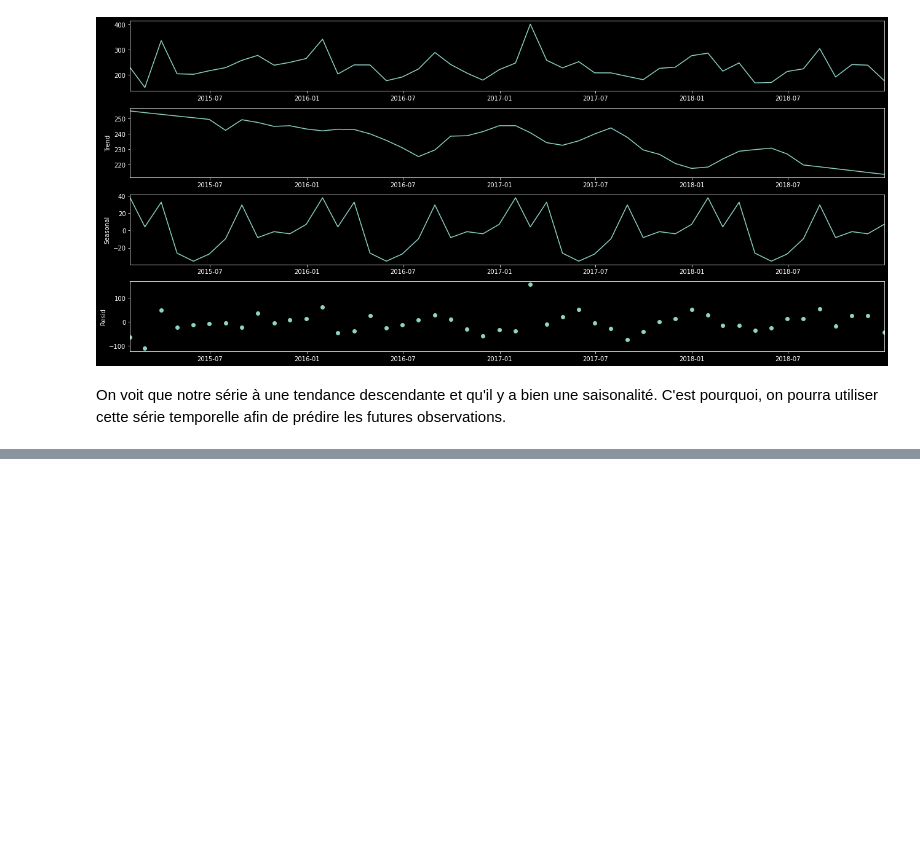
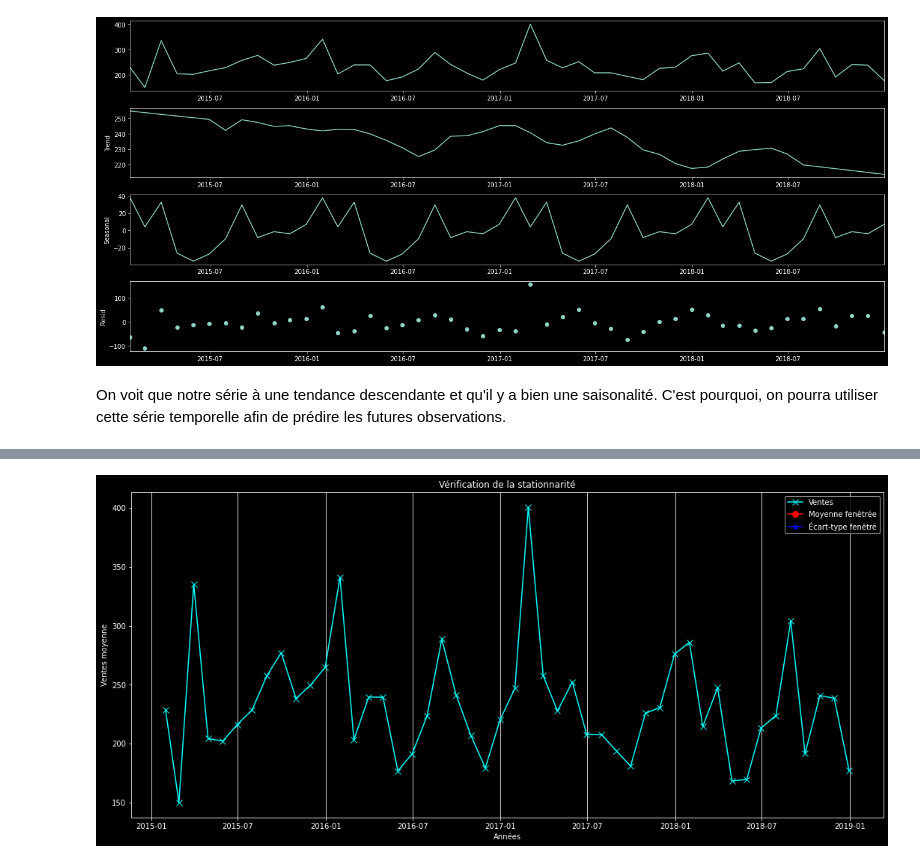
Before and after one commit to YassineLaamoumri/Time_Series, a Jupyter notebook: times_series_sales.ipynb, the cells around one changed output, grey strips where cells are left out. Drawn from its saved outputs; the diff is of its cells as text; code cells hidden in the pictures; blank space fills up the shorter version.

```diff
--- a/times_series_sales.ipynb
+++ b/times_series_sales.ipynb
@@ -153,0 +170,3 @@ C'est pourquoi, on pourra utiliser cette série temporelle afin de prédire les
+# %%
+sales_mean = df.Sales.rolling(100).mean()
+sales_std = df.Sales.rolling(100).std()
@@ -153,0 +176,12 @@ C'est pourquoi, on pourra utiliser cette série temporelle afin de prédire les
+# %%
+fig,ax = plt.subplots(figsize = (18,8))
+ax.plot(df.Sales,marker = 'x',markersize = 8 , label = 'Ventes', color = 'cyan')
+ax.plot(sales_mean,marker= 'o', markersize = 8, label = 'Moyenne fenêtrée', color = 'red')
+ax.plot(sales_std,marker = '*', markersize = 8, label = 'Écart-type fenêtré',color ='blue')
+ax.legend()
+plt.xlabel('Années')
+plt.ylabel('Ventes moyenne')
+plt.title('Vérification de la stationnarité')
+ax.grid(axis = 'x')
+# %% [output]
+[figure, added]
```
Also changed, not shown: parts of 6 cells of this notebook.
